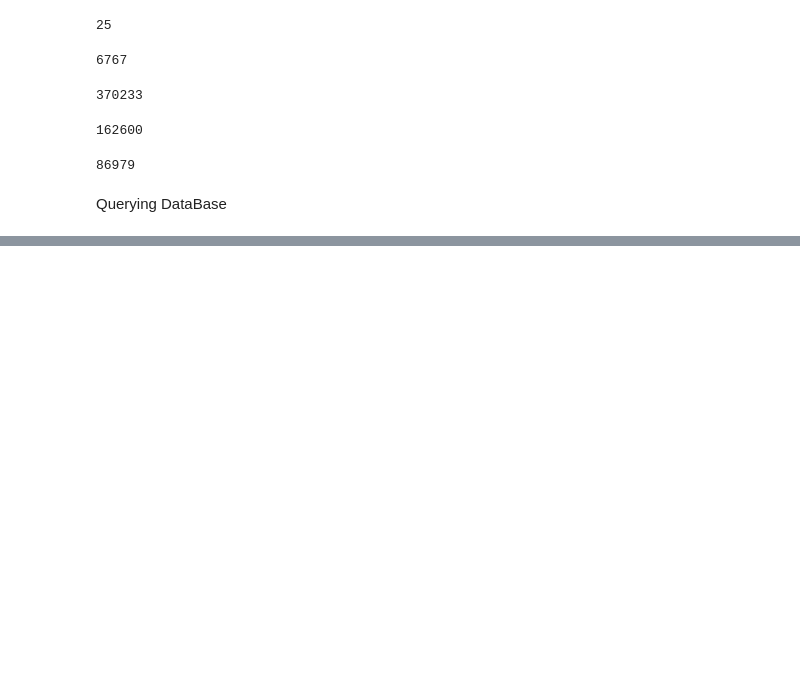
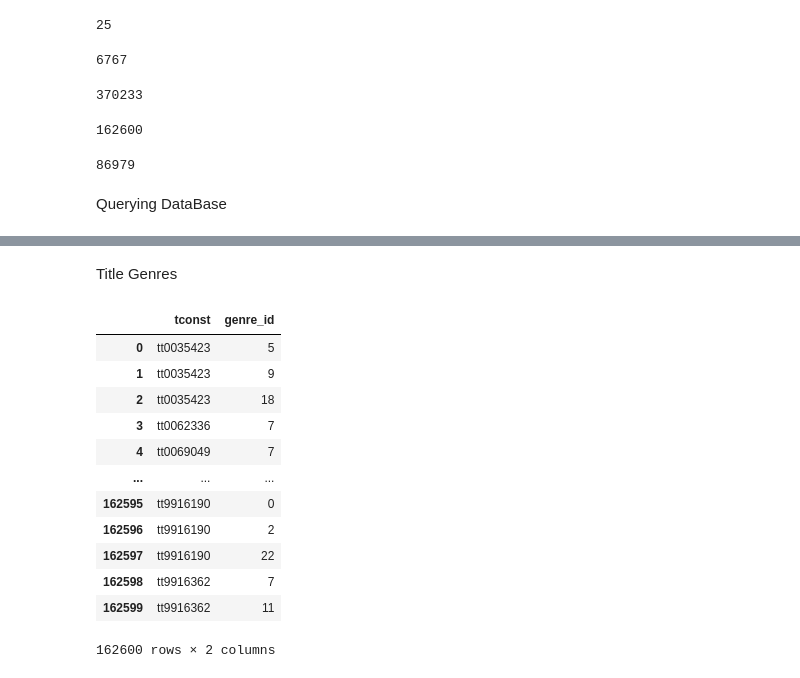
Before and after one commit to JamesCraig35/IMDB-Project, a Jupyter notebook: Part 3B.ipynb, the cells around one changed output, grey strips where cells are left out. Drawn from its saved outputs; the diff is of its cells as text; code cells hidden in the pictures; blank space fills up the shorter version.

```diff
--- a/Part 3B.ipynb
+++ b/Part 3B.ipynb
@@ -187,0 +259,19 @@ Querying DataBase
+# %% [markdown]
+Title Genres
+# %%
+q = pd.read_sql("""title_genres""", con=engine)
+q
+# %% [output]
+|  | tconst | genre_id |
+| 0 | tt0035423 | 5 |
+| 1 | tt0035423 | 9 |
+| 2 | tt0035423 | 18 |
+| 3 | tt0062336 | 7 |
+| 4 | tt0069049 | 7 |
+| ... | ... | ... |
+| 162595 | tt9916190 | 0 |
+| 162596 | tt9916190 | 2 |
+| 162597 | tt9916190 | 22 |
+| 162598 | tt9916362 | 7 |
+| 162599 | tt9916362 | 11 |
+162600 rows × 2 columns
```
Also changed, not shown: parts of 19 cells of this notebook.
